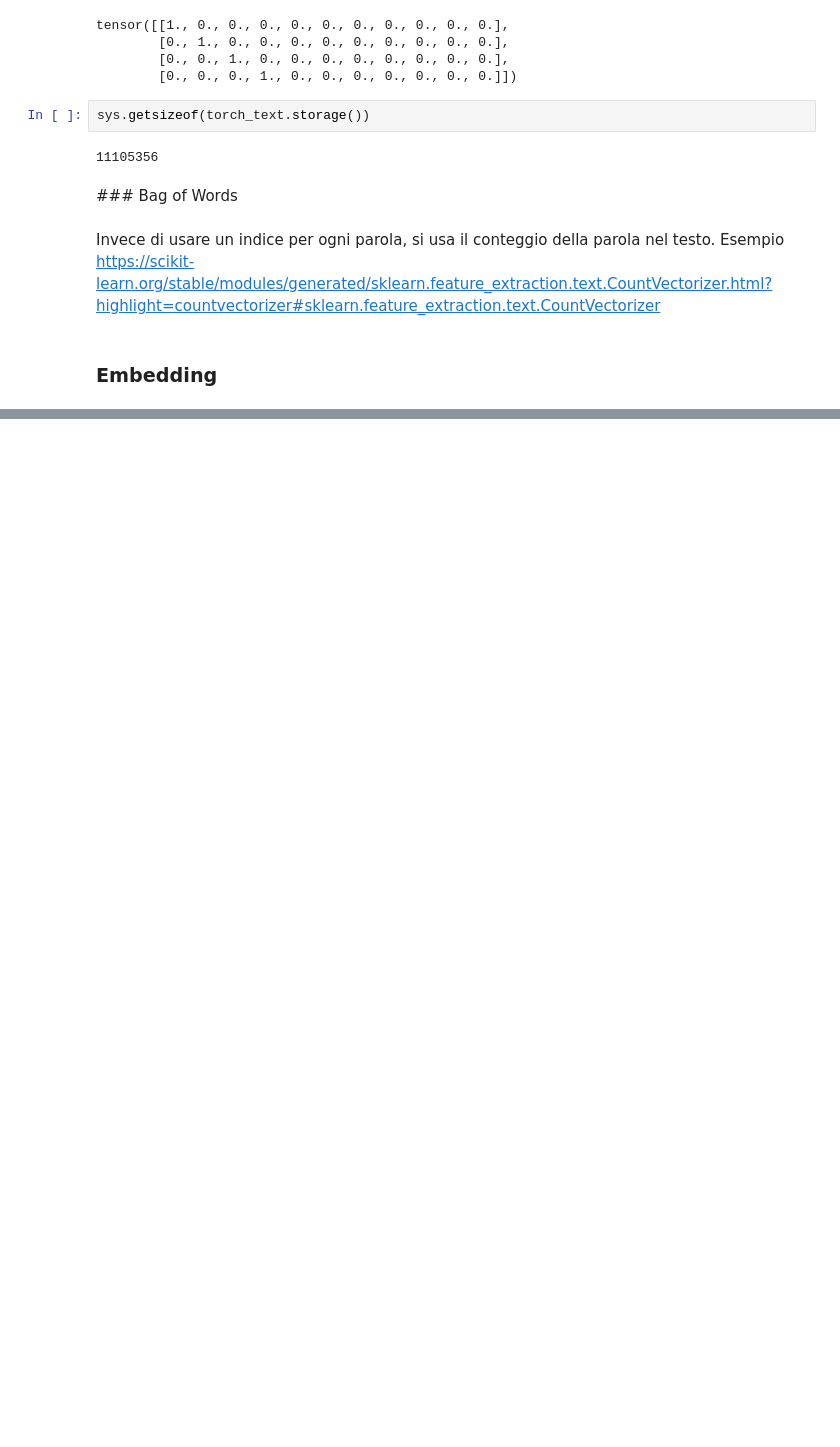
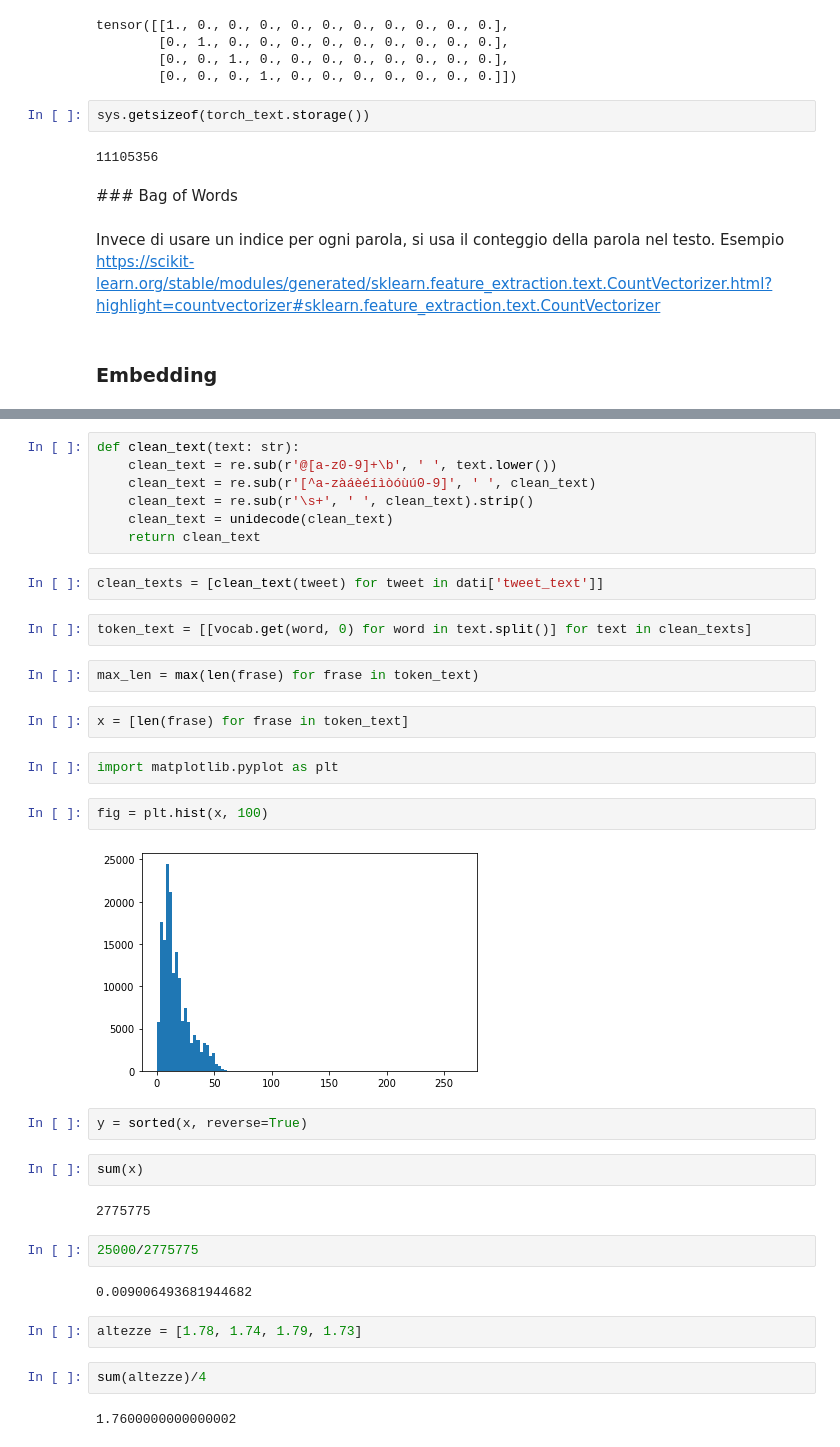
Before and after one commit to KingBrado/LezioniDiPython, a Jupyter notebook: RetiNeurali/Prima Lezione NLP.ipynb, the cells around one changed output, grey strips where cells are left out. Drawn from its saved outputs; the diff is of its cells as text; blank space fills up the shorter version.

```diff
--- a/RetiNeurali/Prima Lezione NLP.ipynb
+++ b/RetiNeurali/Prima Lezione NLP.ipynb
@@ -249,0 +274,37 @@ torch.nn.modules.sparse.Embedding
+# %%
+def clean_text(text: str):
+    clean_text = re.sub(r'@[a-z0-9]+\b', ' ', text.lower())
+    clean_text = re.sub(r'[^a-zàáèéíìòóùú0-9]', ' ', clean_text)
+    clean_text = re.sub(r'\s+', ' ', clean_text).strip()
+    clean_text = unidecode(clean_text)
+    return clean_text
+# %%
+clean_texts = [clean_text(tweet) for tweet in dati['tweet_text']]
+# %%
+token_text = [[vocab.get(word, 0) for word in text.split()] for text in clean_texts]
+# %%
+max_len = max(len(frase) for frase in token_text)
+# %%
+x = [len(frase) for frase in token_text]
+# %%
+import matplotlib.pyplot as plt
+# %%
+fig = plt.hist(x, 100)
+# %% [output]
+[figure, added]
+# %%
+y = sorted(x, reverse=True)
+# %%
+sum(x)
+# %% [output]
+2775775
+# %%
+25000/2775775
+# %% [output]
+0.009006493681944682
+# %%
+altezze = [1.78, 1.74, 1.79, 1.73]
+# %%
+sum(altezze)/4
+# %% [output]
+1.7600000000000002
```
Also changed, not shown: parts of 12 cells of this notebook.
